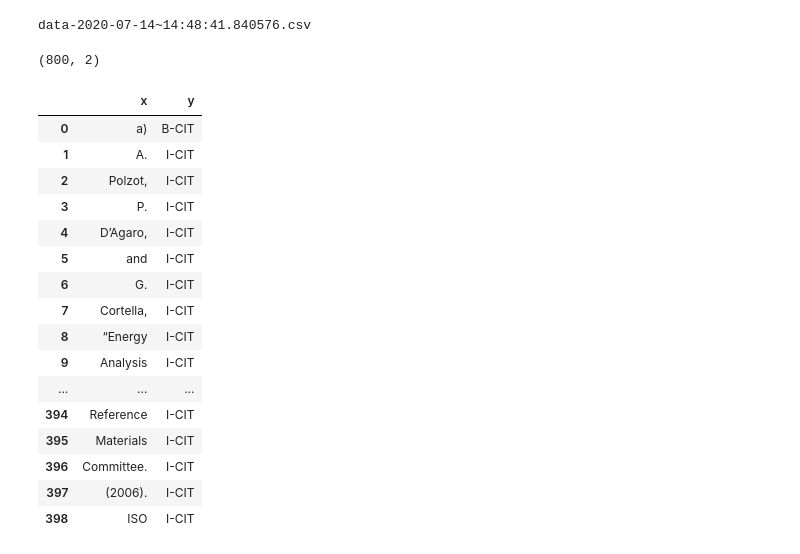
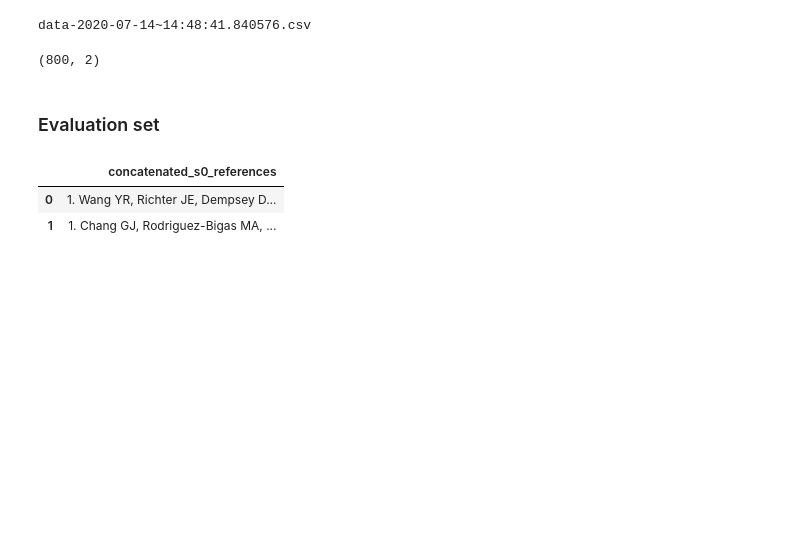
Before and after one commit to barmanu/dp-dpo-citation-bio-trainer, a Jupyter notebook: notebooks/data_exploration.ipynb, the cells around one changed output. Cells and saved outputs as stored; diff of their text form; code cells hidden in the pictures; blank space fills up the shorter version.

```diff
--- a/notebooks/data_exploration.ipynb
+++ b/notebooks/data_exploration.ipynb
@@ -3,6 +3,7 @@ import pandas as pd
 import numpy as np
 import os
 pd.set_option('display.max_rows', None)
+pd.set_option('display.max_colwidth', -1)
 # %%
 home_path = '/nlp/cs_data'
 dest_path = '/nlp/cs_data_full'
@@ -96,23 +95,3 @@ data-2020-07-14~14:48:41.840576.csv
 df.shape
 # %% [output]
 (800, 2)
-# %%
-df
-# %% [output]
-|  | x | y |
-| 0 | a) | B-CIT |
-| 1 | A. | I-CIT |
-| 2 | Polzot, | I-CIT |
-| 3 | P. | I-CIT |
-| 4 | D’Agaro, | I-CIT |
-| 5 | and | I-CIT |
-| 6 | G. | I-CIT |
-| 7 | Cortella, | I-CIT |
-| 8 | “Energy | I-CIT |
-| 9 | Analysis | I-CIT |
-| ... | ... | ... |
-| 394 | Reference | I-CIT |
-| 395 | Materials | I-CIT |
-| 396 | Committee. | I-CIT |
-| 397 | (2006). | I-CIT |
-| 398 | ISO | I-CIT |
@@ -118,0 +100,10 @@ df
+# %% [markdown]
+### Evaluation set
+# %%
+eval_df = pd.read_csv('/nlp/references_end_to_end_1613_piis_2019-9-13.csv')
+# %%
+eval_df[['concatenated_s0_references']].head(2)
+# %% [output]
+|  | concatenated_s0_references |
+| 0 | 1. Wang YR, Richter JE, Dempsey D... |
+| 1 | 1. Chang GJ, Rodriguez-Bigas MA, ... |
```
Also changed, not shown: parts of 2 cells of this notebook, 2 other files.
